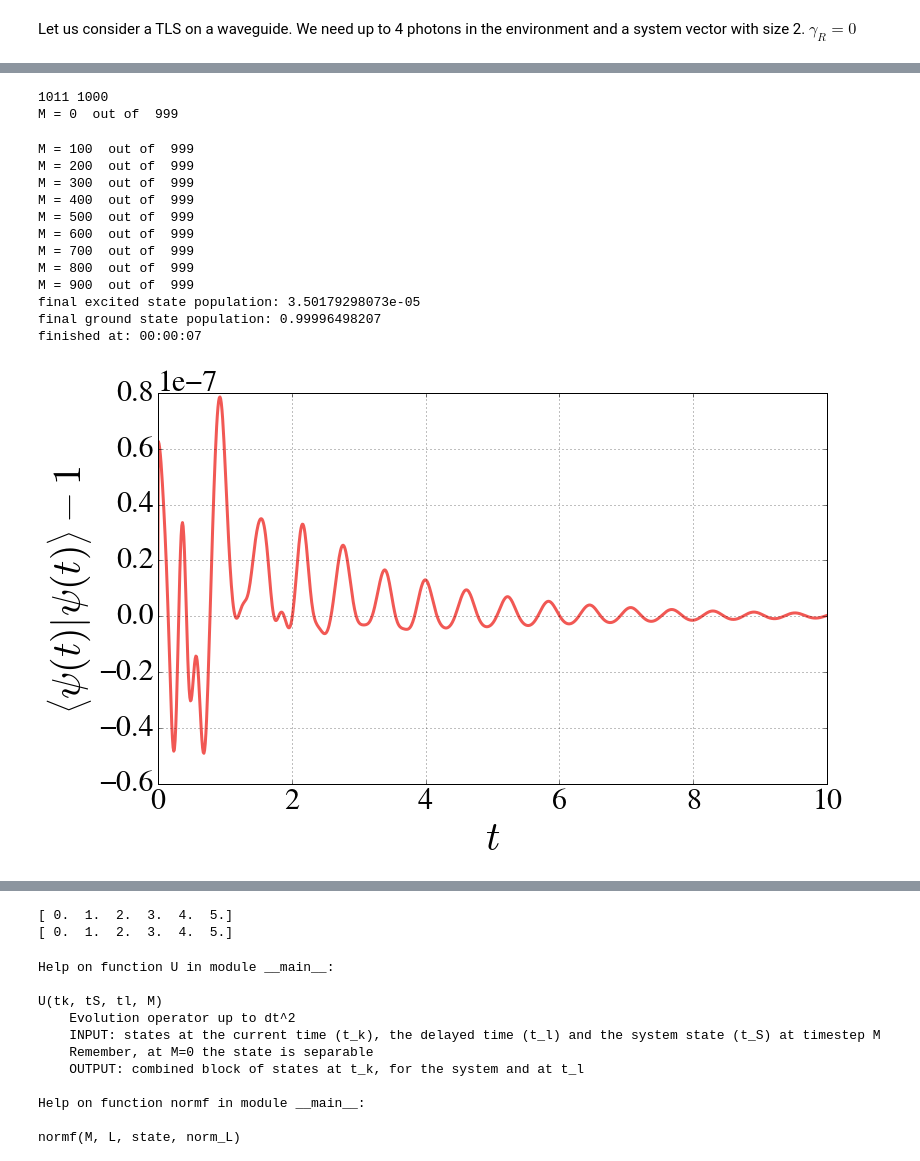
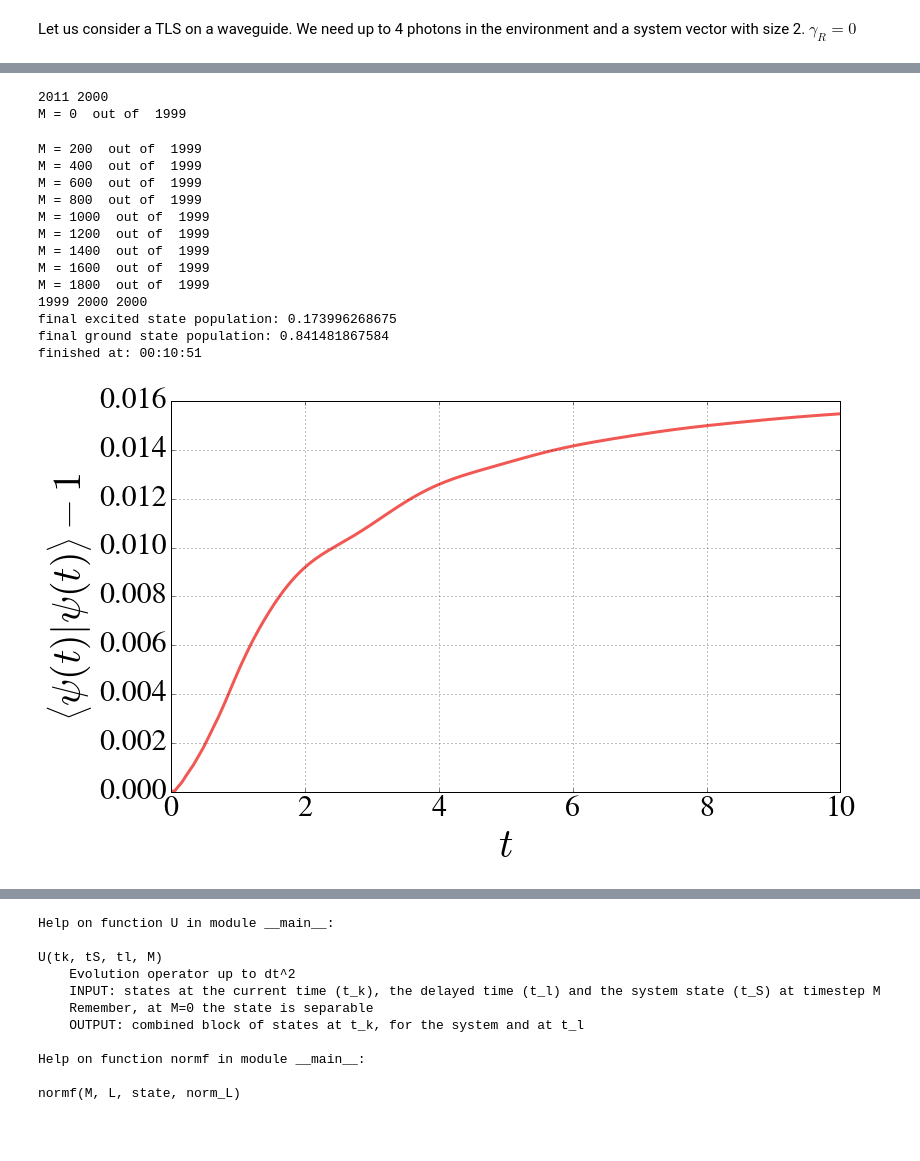
Before and after one commit to nemetniki/Kerr, a Jupyter notebook: MPS_JC+fb_sparse.ipynb, the cells around one changed output, grey strips where cells are left out. Saved outputs shown, nothing was run; the diff lists cells and outputs as text; code cells hidden in the pictures; blank space fills up the shorter version.

```diff
--- a/MPS_JC+fb_sparse.ipynb
+++ b/MPS_JC+fb_sparse.ipynb
@@ -902,7 +1040,7 @@ start = time.time()
 ##################
 tol     = 10**(-3)
 endt  = 10.#5.
-dt    = 0.01
+dt    = 0.005
 L     = 10
 N     = int(endt/dt)+L+1
 print(N, N-L-1)
@@ -910,9 +1048,9 @@ N_env = 10
 
 g       = 10.#*np.pi/(L*dt)
 gamma_L = g/20.#
-gamma_R = g/20.#2*g
-Ome     = g/20.#1.5*np.pi
-Omc     = 0.#g/20.#5*np.pi
+gamma_R = 0.#g/20.#2*g
+Ome     = 0.#g/20.#1.5*np.pi
+Omc     = 2.5#g/20.#5*np.pi
 Dele    = 0.#1.0
 Delc    = 0.#1.0
 phi     = 0.#np.pi
@@ -921,7 +1059,7 @@ phi     = 0.#np.pi
 ### MPS state initialization ###
 ################################
 initJC     = np.zeros(2*N_env+1,complex)
-initJC[0]  = 1 #starting at |e>
+initJC[4]  = 1 #starting at |e>
 initenv    = np.zeros(N_env+1,complex)
 initenv[0] = 1.
 states     = [initenv]*L+(N-L)*[0.]
@@ -1063,45 +1201,46 @@ print("final excited state population:",exc_pop[-1],
 ### Plotting the obtained results ###
 #####################################
 t = np.linspace(0,endt,N-L)
 plt.figure(figsize = (12,7))
 plt.plot(t,norm-1,lw=3,label="norm",color=colors["red"])
 plt.xlabel("$t$",fontsize=40)
 plt.ylabel("$\left<\psi(t)|\psi(t)\\right>-1$",fontsize=40)
 plt.grid(True)
 plt.figure(figsize = (12,7))
 plt.plot(t,gr_pop,lw=3,label="ground",color=colors["orange"],ls="--")
 plt.plot(t,exc_pop,lw=3,label="excited",color=colors["green"])
 plt.xlabel("$t$",fontsize=40)
 plt.grid(True)
 plt.legend(loc="best",fontsize = 25)
 plt.ylabel("Population",fontsize=40)
 plt.ylim(-.1,1.1)
 plt.figure(figsize = (12,7))
 plt.plot(t,nc_exp,lw=3,color=colors["purple"],ls="-")
 plt.xlabel("$t$",fontsize=40)
 plt.grid(True)
 #plt.legend(loc="best",fontsize = 25)
 plt.ylabel("Cavity photon number",fontsize=40)
 plt.figure(figsize = (12,7))
 plt.plot(om,spec,lw=3,color=colors["blue"],ls="-")
 plt.xlabel("$\omega$",fontsize=40)
 plt.grid(True)
 plt.legend(loc="best",fontsize = 25)
 plt.ylabel("Spectrum",fontsize=40)
 plt.show()
 # %% [output]
-1011 1000
-M = 0  out of  999
+2011 2000
+M = 0  out of  1999
-M = 100  out of  999
-M = 200  out of  999
-M = 300  out of  999
-M = 400  out of  999
-M = 500  out of  999
-M = 600  out of  999
-M = 700  out of  999
-M = 800  out of  999
-M = 900  out of  999
-final excited state population: 3.50179298073e-05
-final ground state population: 0.99996498207
-finished at: 00:00:07
+M = 200  out of  1999
+M = 400  out of  1999
+M = 600  out of  1999
+M = 800  out of  1999
+M = 1000  out of  1999
+M = 1200  out of  1999
+M = 1400  out of  1999
+M = 1600  out of  1999
+M = 1800  out of  1999
+1999 2000 2000
+final excited state population: 0.173996268675
+final ground state population: 0.841481867584
+finished at: 00:10:51
-[figure, old version]
+[figure, new version]
@@ -1111,13 +1250,3 @@ finished at: 00:00:07
-# %%
-b = np.linspace(0,5,6)
-print(b)
-z = np.zeros(b.shape)
-z+=b
-z[4]=0
-print(b)
-# %% [output]
-[ 0.  1.  2.  3.  4.  5.]
-[ 0.  1.  2.  3.  4.  5.]
 # %%
 help(U)
 help(normf)
```
Also changed, not shown: parts of 6 cells of this notebook, 51 other files.
